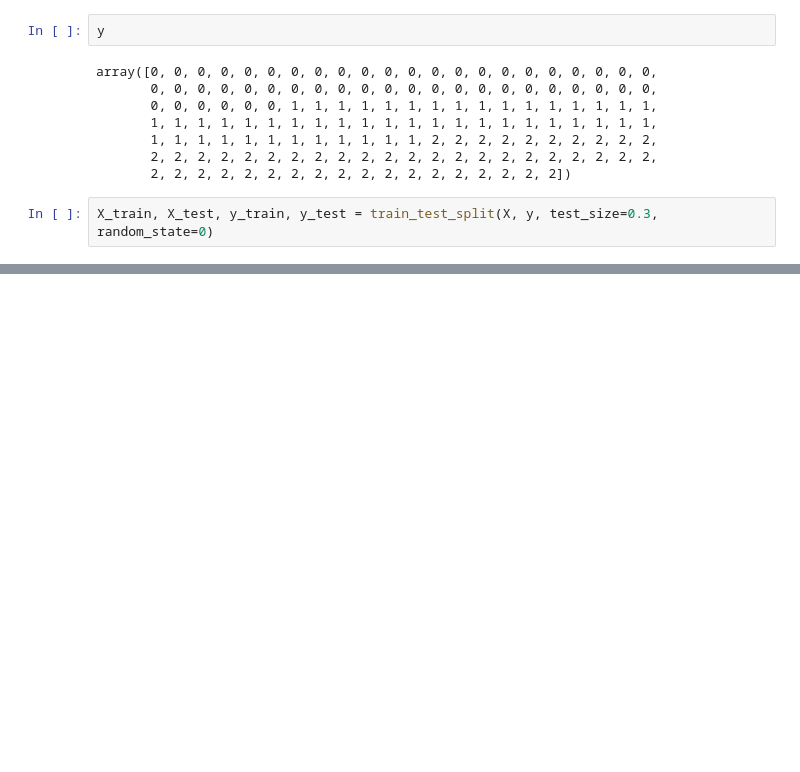
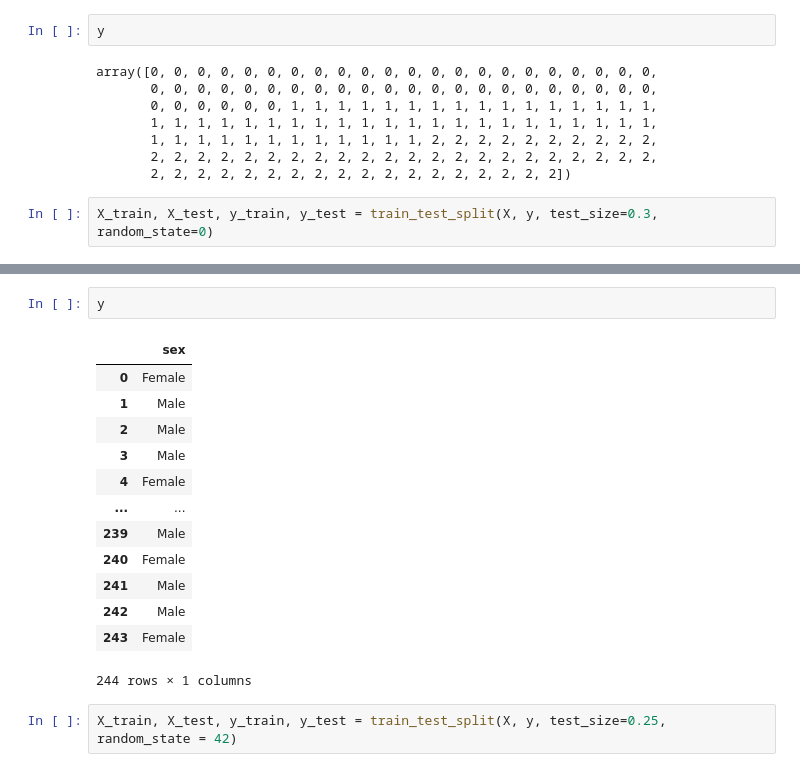
Before and after one commit to TechNas12/Machine-Learning-Practical, a Jupyter notebook: naive_bayes/naive_bayes.ipynb, the cells around one changed output, grey strips where cells are left out. Cells and saved outputs as stored; diff of their text form; blank space fills up the shorter version.

```diff
--- a/naive_bayes/naive_bayes.ipynb
+++ b/naive_bayes/naive_bayes.ipynb
@@ -41,0 +131,18 @@ from sklearn.naive_bayes import GaussianNB
+# %%
+y
+# %% [output]
+|  | sex |
+| 0 | Female |
+| 1 | Male |
+| 2 | Male |
+| 3 | Male |
+| 4 | Female |
+| ... | ... |
+| 239 | Male |
+| 240 | Female |
+| 241 | Male |
+| 242 | Male |
+| 243 | Female |
+244 rows × 1 columns
+# %%
+X_train, X_test, y_train, y_test = train_test_split(X, y, test_size=0.25, random_state = 42)
```
Also changed, not shown: parts of 12 cells of this notebook, 1 other file.
